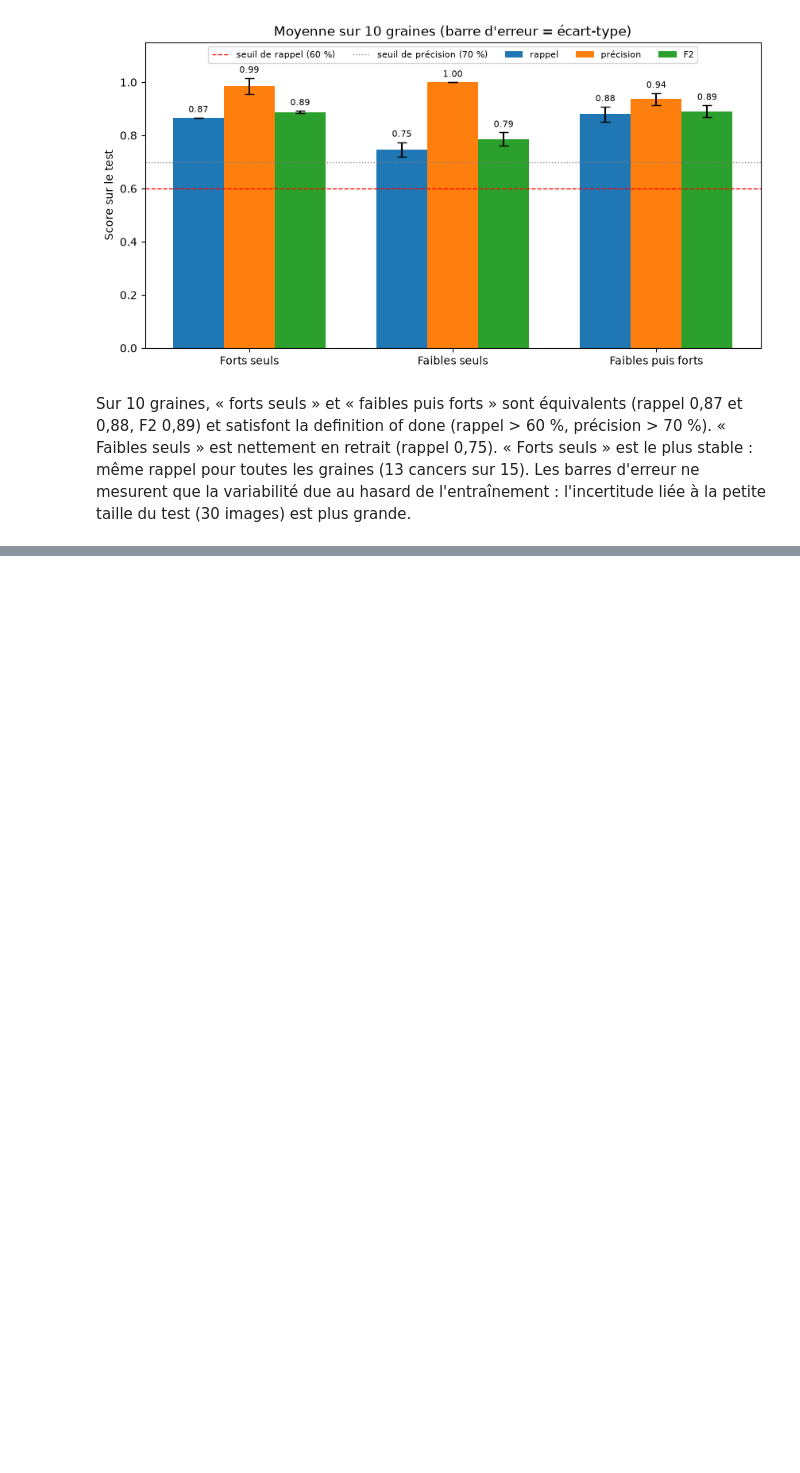
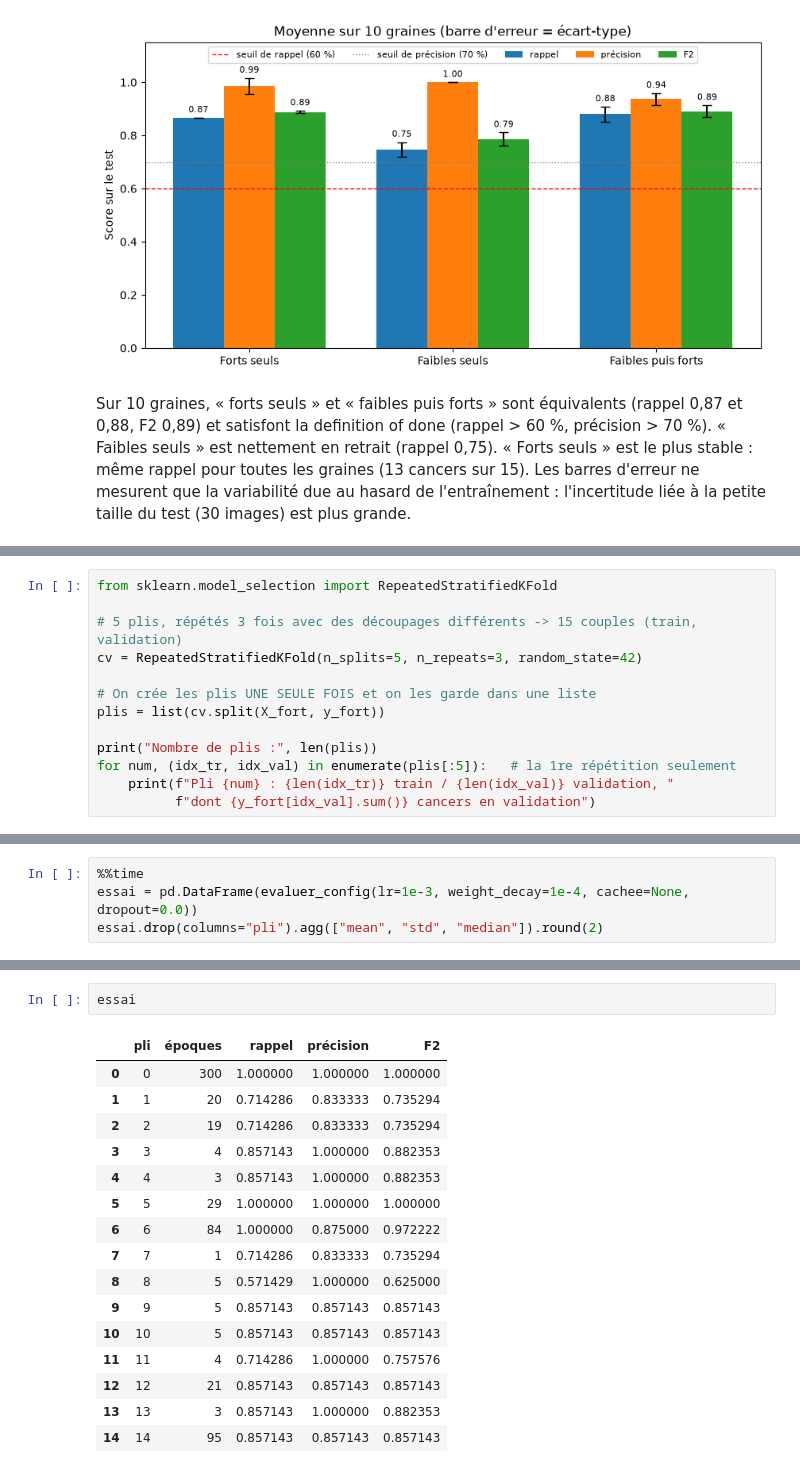
Before and after one commit to matthieudevivie/Projet-7---Labellisez-et-appliquez-des-approches-semi-supervisees-en-traitement-d-images, a Jupyter notebook: notebooks/04_semi_supervise.ipynb, the cells around one changed output, grey strips where cells are left out. Cells and saved outputs as stored; diff of their text form; blank space fills up the shorter version.

```diff
--- a/notebooks/04_semi_supervise.ipynb
+++ b/notebooks/04_semi_supervise.ipynb
@@ -247,0 +308,13 @@ Sur 10 graines, « forts seuls » et « faibles puis forts » sont équivalents
+# %%
+from sklearn.model_selection import RepeatedStratifiedKFold
+
+# 5 plis, répétés 3 fois avec des découpages différents -> 15 couples (train, validation)
+cv = RepeatedStratifiedKFold(n_splits=5, n_repeats=3, random_state=42)
+
+# On crée les plis UNE SEULE FOIS et on les garde dans une liste
+plis = list(cv.split(X_fort, y_fort))
+
+print("Nombre de plis :", len(plis))
+for num, (idx_tr, idx_val) in enumerate(plis[:5]):   # la 1re répétition seulement
+    print(f"Pli {num} : {len(idx_tr)} train / {len(idx_val)} validation, "
+          f"dont {y_fort[idx_val].sum()} cancers en validation")
@@ -247,0 +355,4 @@ Sur 10 graines, « forts seuls » et « faibles puis forts » sont équivalents
+# %%
+%%time
+essai = pd.DataFrame(evaluer_config(lr=1e-3, weight_decay=1e-4, cachee=None, dropout=0.0))
+essai.drop(columns="pli").agg(["mean", "std", "median"]).round(2)
@@ -247,0 +366,19 @@ Sur 10 graines, « forts seuls » et « faibles puis forts » sont équivalents
+# %%
+essai
+# %% [output]
+|  | pli | époques | rappel | précision | F2 |
+| 0 | 0 | 300 | 1.000000 | 1.000000 | 1.000000 |
+| 1 | 1 | 20 | 0.714286 | 0.833333 | 0.735294 |
+| 2 | 2 | 19 | 0.714286 | 0.833333 | 0.735294 |
+| 3 | 3 | 4 | 0.857143 | 1.000000 | 0.882353 |
+| 4 | 4 | 3 | 0.857143 | 1.000000 | 0.882353 |
+| 5 | 5 | 29 | 1.000000 | 1.000000 | 1.000000 |
+| 6 | 6 | 84 | 1.000000 | 0.875000 | 0.972222 |
+| 7 | 7 | 1 | 0.714286 | 0.833333 | 0.735294 |
+| 8 | 8 | 5 | 0.571429 | 1.000000 | 0.625000 |
+| 9 | 9 | 5 | 0.857143 | 0.857143 | 0.857143 |
+| 10 | 10 | 5 | 0.857143 | 0.857143 | 0.857143 |
+| 11 | 11 | 4 | 0.714286 | 1.000000 | 0.757576 |
+| 12 | 12 | 21 | 0.857143 | 0.857143 | 0.857143 |
+| 13 | 13 | 3 | 0.857143 | 1.000000 | 0.882353 |
+| 14 | 14 | 95 | 0.857143 | 0.857143 | 0.857143 |
```
Also changed, not shown: parts of 26 cells of this notebook.
